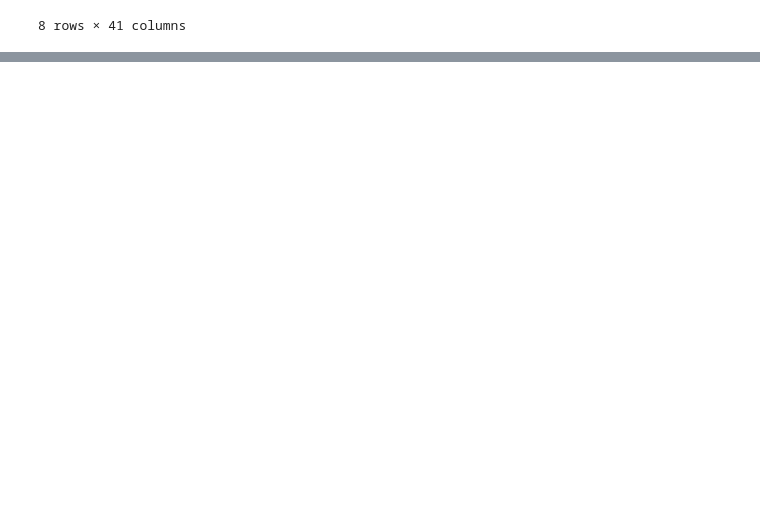
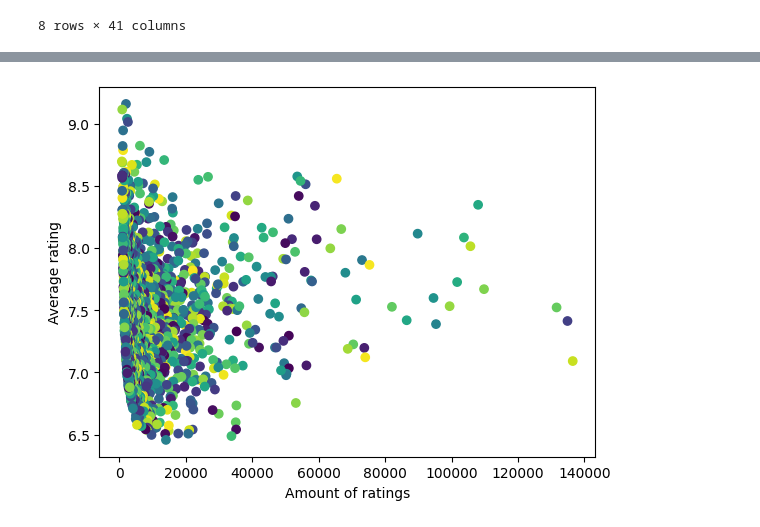
Before and after one commit to EmilijusPocius/DS, a Jupyter notebook: DS1.ipynb, the cells around one changed output, grey strips where cells are left out. Drawn from its saved outputs; the diff is of its cells as text; code cells hidden in the pictures; blank space fills up the shorter version.

```diff
--- a/DS1.ipynb
+++ b/DS1.ipynb
@@ -65,0 +125,11 @@ df.describe()
+# %%
+fig, ax = plt.subplots()
+colors = np.random.uniform(1, 10, len(df))
+
+ax.scatter(df['num_ratings'], df['avg_rating'], c=colors)
+plt.xlabel("Amount of ratings")
+plt.ylabel("Average rating")
+
+plt.show()
+# %% [output]
+[figure, added]
```
Also changed, not shown: parts of 9 cells of this notebook.
